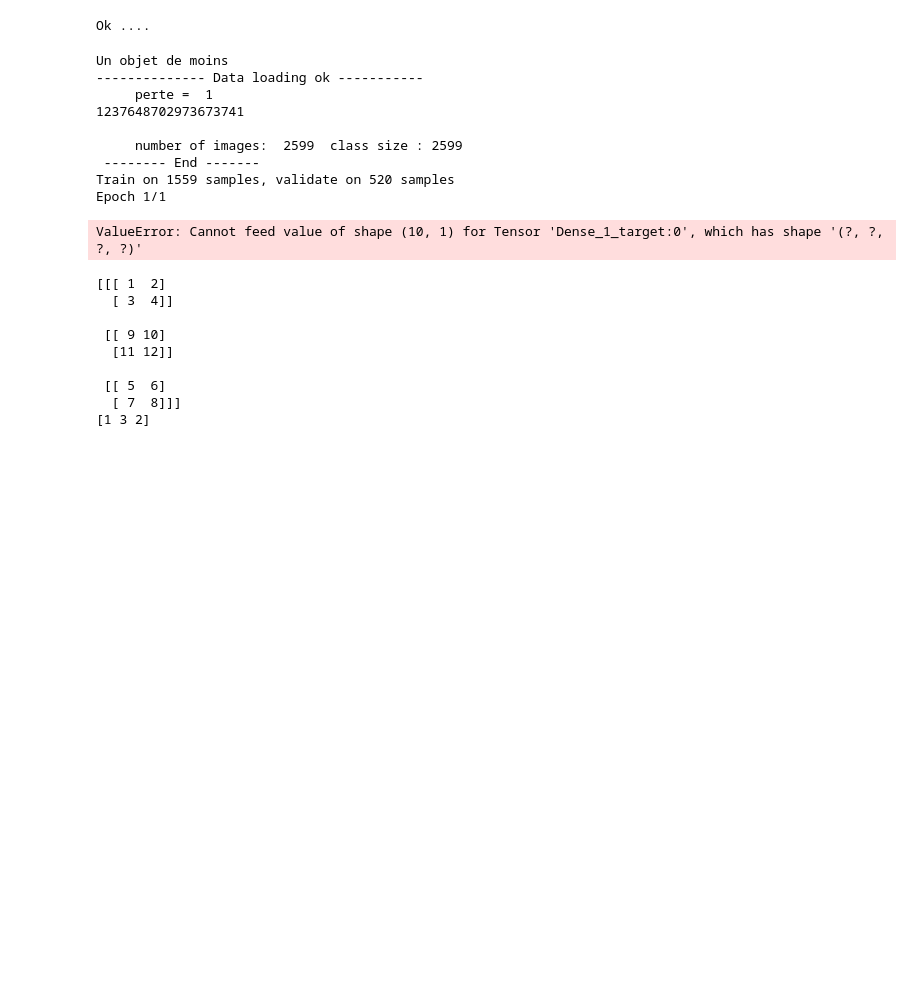
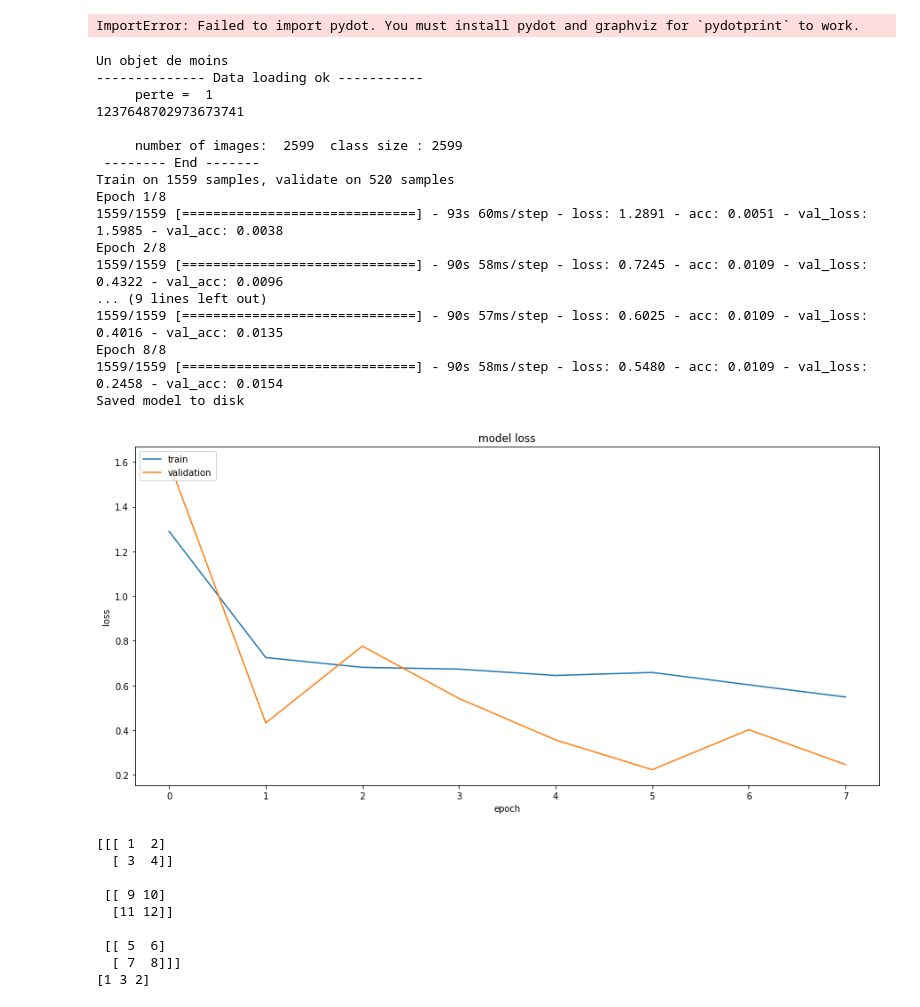
Before and after one commit to oussissa123/redshit_estimation, a Jupyter notebook: new/cnn_model.ipynb, the cells around one changed output. Drawn from its saved outputs; the diff is of its cells as text; code cells hidden in the pictures; blank space fills up the shorter version.

```diff
--- a/new/cnn_model.ipynb
+++ b/new/cnn_model.ipynb
@@ -1,60 +1,82 @@
 # %%
-from keras.layers import Conv3D, Activation , Dense, AveragePooling3D, MaxPooling3D , Dropout, Conv2D, MaxPooling2D
+from keras.layers import Flatten, Conv3D, Activation , Dense, AveragePooling3D, MaxPooling3D , Dropout, Conv2D, MaxPooling2D
 from keras.models import Sequential
+from utils import *
+from keras.utils import plot_model
 
-from utils import *
+model = Sequential()
+L = Conv2D(24,[4,4], data_format='channels_last', activation = 'relu', input_shape=(32,32,5))
+model.add(L)
 
-#declaring a model
-model = Sequential()
-"""
-#conv layer 1
-L = Conv2D(5,[4,4], data_format='channels_last', activation = 'relu', input_shape=(32,32,5))
-model.add(L)
-#pooling
 P = MaxPooling2D(pool_size=(2, 2), strides=2, padding='valid', data_format='channels_last')
 model.add(P)
 
-#conv layer 2
-output = 5
-L1 = Conv2D(5,[3,3], data_format='channels_last', activation = 'relu')
+L1 = Conv2D(6,[3,3], data_format='channels_last', activation = 'relu')
 model.add(L1)
-#pooling
+
 P1 = MaxPooling2D(pool_size=(2, 2), strides=2, padding='valid', data_format='channels_last')
 model.add(P1)
+
+
+L2 = Conv2D(6,[3,3], data_format='channels_last', activation = 'relu')
+model.add(L2)
+
+P2 = MaxPooling2D(pool_size=(2, 2), strides=2, padding='valid', data_format='channels_last')
+model.add(P2)
+
+plot_model(model, to_file='model.png')
+
 """
-#full connected layer
-#model = model_nn(model, 26*26*5, 3, dropout=0.3, batch_normalization=True, activation='relu', neurons_decay=0, starting_power=1, l2=10**-5, compile_model=True, trainable=True)
-model.add(Dense(1, name="Dense_1", activation='relu', input_shape=(32,32,5) ))
-#model.add(Dropout(rate=0.3, name='Dropout_1'))
+L3 = Conv2D(2,[2,2], data_format='channels_last', activation = 'relu')
+model.add(L3)
+
+P3 = MaxPooling2D(pool_size=(2, 2), strides=2, padding='valid', data_format='channels_last')
+model.add(P3)
+"""
+# -------------- start fully connected -------------------
+
+
+
+
+"""
+model.add(Flatten())
+model = model_nn(model, 26*26*5, 3, dropout=0.3, batch_normalization=True, activation='relu', neurons_decay=0, starting_power=1, l2=10**-5, compile_model=True, trainable=True)
+
 model.compile(loss=rmse_loss_keras, optimizer=keras.optimizers.Adam(), metrics=['accuracy'])
-print("Ok ....")
-#print(model.get_config())
-#print()
+print("Ok ....") """
 # %% [output]
-Ok ....
+ImportError: Failed to import pydot. You must install pydot and graphviz for `pydotprint` to work.
 # %%
 batch_size = 10#128
 data = '../data/csvs/galaxies/g.csv';
 dir_img = '../data/images/galaxies1/all'
 
 X_Train, Y_Train, X_Test, Y_Test, X_Valid, Y_Valid = get_train_test_valid_data_galaxy(data,dir_img,test_size=0.4, valid_size = 0.5)
 
-history = model.fit(X_Train, Y_Train, validation_data=(X_Valid, Y_Valid), epochs=1, batch_size=batch_size, verbose=1)
+history = model.fit(X_Train, Y_Train, validation_data=(X_Valid, Y_Valid), epochs=8, batch_size=batch_size, verbose=1)
 
 save_model(model, './model.json')
 
 plot_history(history);
 # %% [output]
 Un objet de moins
 -------------- Data loading ok -----------
      perte =  1
 1237648702973673741
 
      number of images:  2599  class size : 2599
  -------- End -------
 Train on 1559 samples, validate on 520 samples
-Epoch 1/1
+Epoch 1/8
+1559/1559 [==============================] - 93s 60ms/step - loss: 1.2891 - acc: 0.0051 - val_loss: 1.5985 - val_acc: 0.0038
+Epoch 2/8
+1559/1559 [==============================] - 90s 58ms/step - loss: 0.7245 - acc: 0.0109 - val_loss: 0.4322 - val_acc: 0.0096
+... (9 lines left out)
+1559/1559 [==============================] - 90s 57ms/step - loss: 0.6025 - acc: 0.0109 - val_loss: 0.4016 - val_acc: 0.0135
+Epoch 8/8
+1559/1559 [==============================] - 90s 58ms/step - loss: 0.5480 - acc: 0.0109 - val_loss: 0.2458 - val_acc: 0.0154
+Saved model to disk
-ValueError: Cannot feed value of shape (10, 1) for Tensor 'Dense_1_target:0', which has shape '(?, ?, ?, ?)'
+[figure, added]
 # %%
 plot_history_ac(history);
 # %% [output]
```
Also changed, not shown: parts of 14 cells of this notebook, 3 other files.
